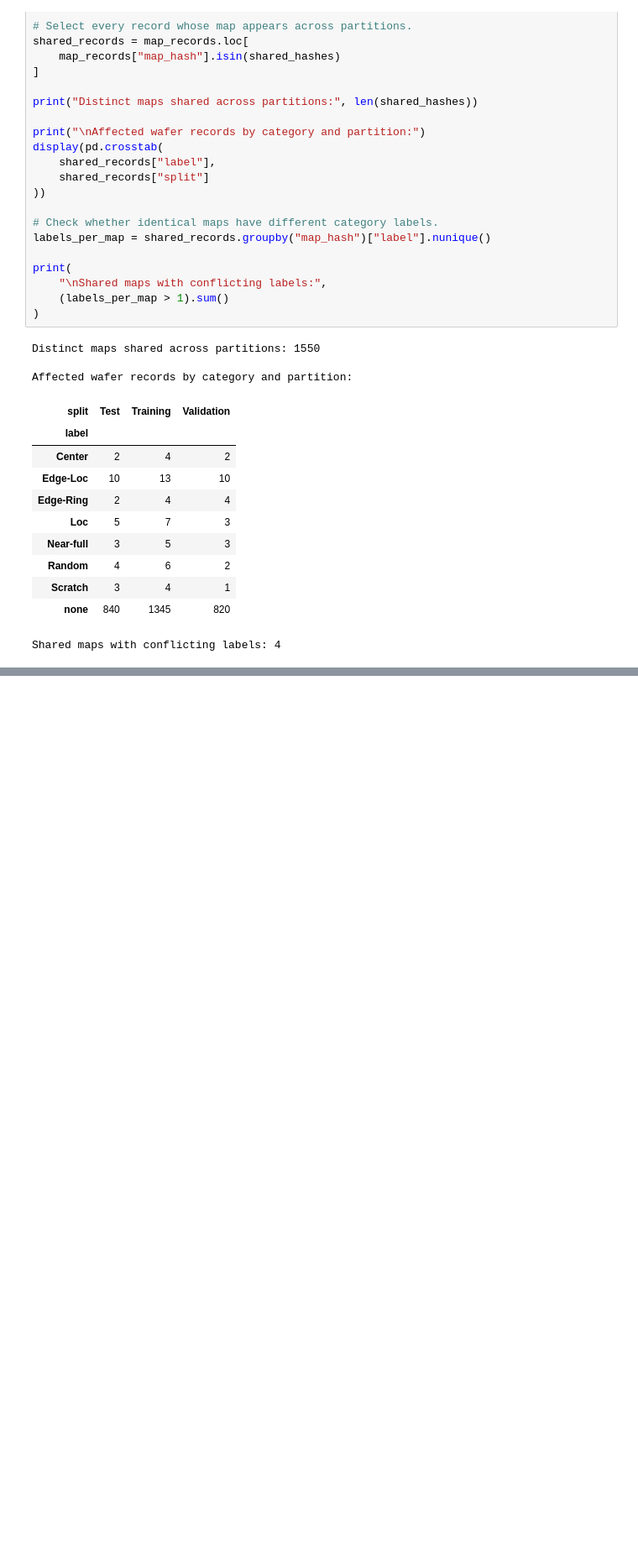
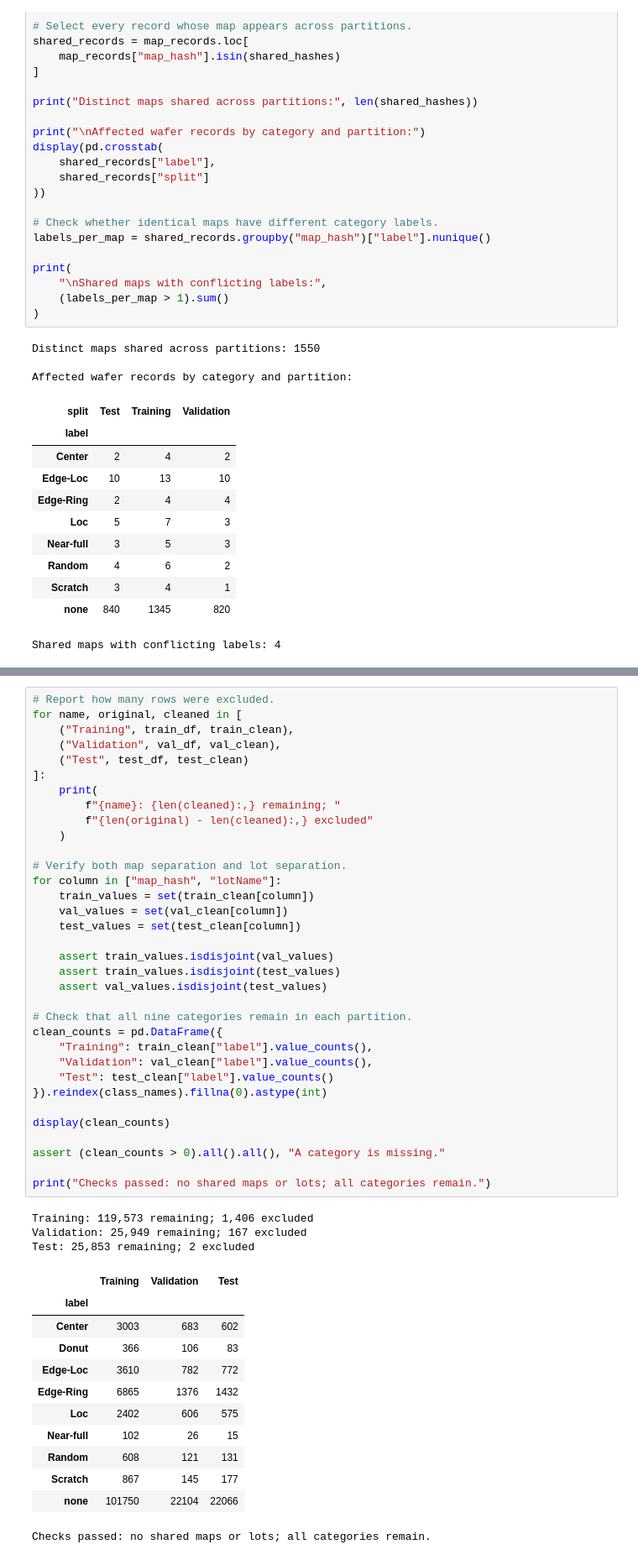
Before and after one commit to DTeklehaymanot/wafer_defect_classification, a Jupyter notebook: wafer_defect_classification.ipynb, the cells around one changed output, grey strips where cells are left out. Shown at 84% size. Saved outputs shown, nothing was run; the diff lists cells and outputs as text; blank space fills up the shorter version.

Commit message:
Exclude conflicting labels and remove exact map overlap between splits

```diff
--- a/wafer_defect_classification.ipynb
+++ b/wafer_defect_classification.ipynb
@@ -438,0 +473,50 @@ Shared maps with conflicting labels: 4
+# %%
+# Report how many rows were excluded.
+for name, original, cleaned in [
+    ("Training", train_df, train_clean),
+    ("Validation", val_df, val_clean),
+    ("Test", test_df, test_clean)
+]:
+    print(
+        f"{name}: {len(cleaned):,} remaining; "
+        f"{len(original) - len(cleaned):,} excluded"
+    )
+
+# Verify both map separation and lot separation.
+for column in ["map_hash", "lotName"]:
+    train_values = set(train_clean[column])
+    val_values = set(val_clean[column])
+    test_values = set(test_clean[column])
+
+    assert train_values.isdisjoint(val_values)
+    assert train_values.isdisjoint(test_values)
+    assert val_values.isdisjoint(test_values)
+
+# Check that all nine categories remain in each partition.
+clean_counts = pd.DataFrame({
+    "Training": train_clean["label"].value_counts(),
+    "Validation": val_clean["label"].value_counts(),
+    "Test": test_clean["label"].value_counts()
+}).reindex(class_names).fillna(0).astype(int)
+
+display(clean_counts)
+
+assert (clean_counts > 0).all().all(), "A category is missing."
+
+print("Checks passed: no shared maps or lots; all categories remain.")
+# %% [output]
+Training: 119,573 remaining; 1,406 excluded
+Validation: 25,949 remaining; 167 excluded
+Test: 25,853 remaining; 2 excluded
+|  | Training | Validation | Test |
+| label |  |  |  |
+| Center | 3003 | 683 | 602 |
+| Donut | 366 | 106 | 83 |
+| Edge-Loc | 3610 | 782 | 772 |
+| Edge-Ring | 6865 | 1376 | 1432 |
+| Loc | 2402 | 606 | 575 |
+| Near-full | 102 | 26 | 15 |
+| Random | 608 | 121 | 131 |
+| Scratch | 867 | 145 | 177 |
+| none | 101750 | 22104 | 22066 |
+Checks passed: no shared maps or lots; all categories remain.
```
Also changed, not shown: parts of 2 cells of this notebook.
